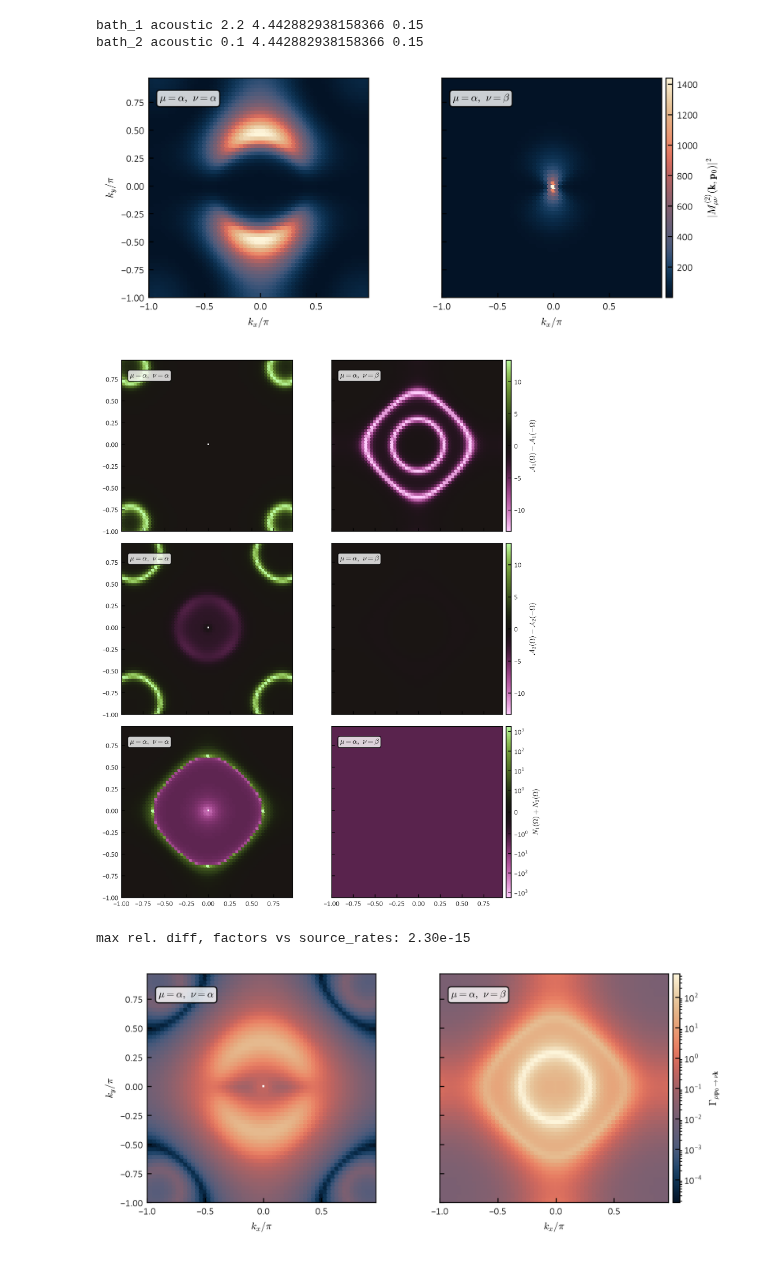
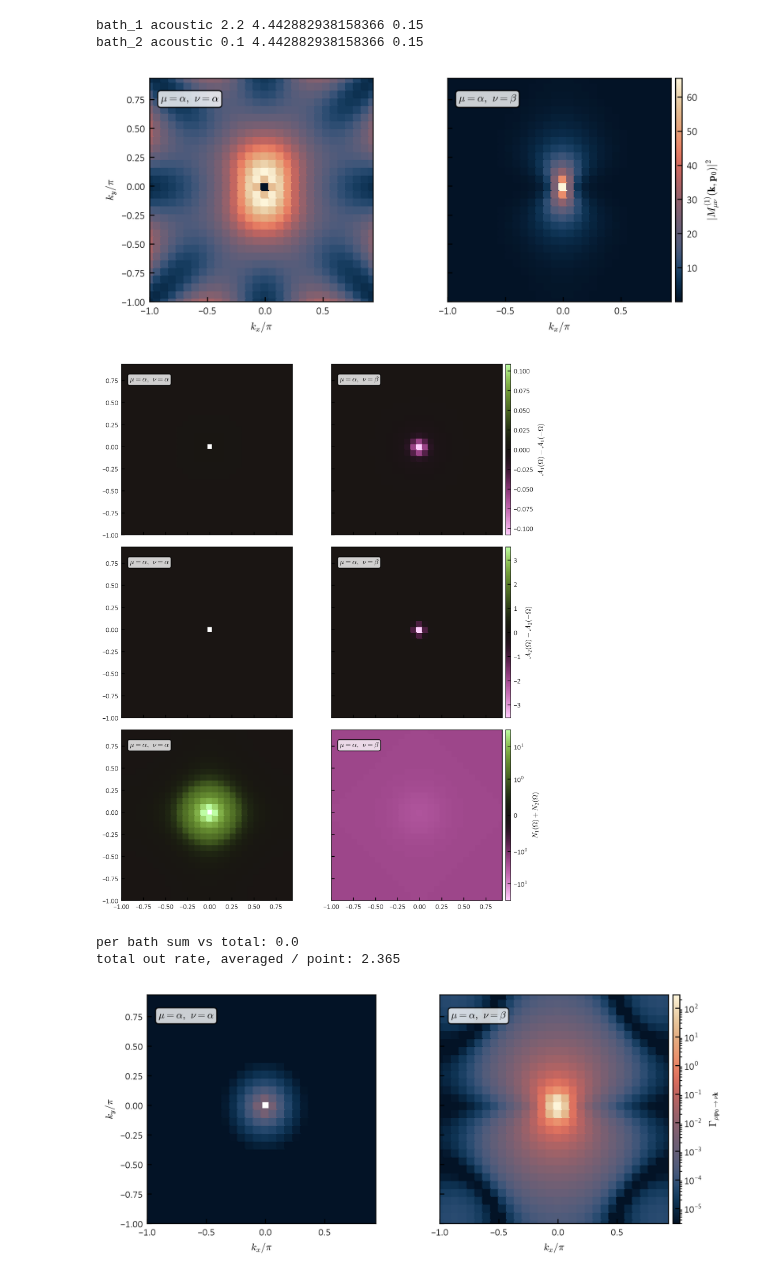
Before and after one commit to korl-z/IJS-F1, a Jupyter notebook: Koda/EI_baths/30_9_2026_skripta.ipynb, the cells around one changed output. Cells and saved outputs as stored; diff of their text form; code cells hidden in the pictures.

```diff
--- a/Koda/EI_baths/30_9_2026_skripta.ipynb
+++ b/Koda/EI_baths/30_9_2026_skripta.ipynb
@@ -84,7 +87,7 @@ t2a = tn * tc
 nt = tg["nt"]
 
 st = ej.mf_state(bd_ref, p, s0.d, s0.m)
-t1n, t2n = 1.2, 0.2
+t1n, t2n = 2.5, 0.2
 t1, t2 = t1n * tc, t2n * tc
 # %%
 
@@ -93,7 +96,7 @@ fn = getattr(pb, bc["rate"])
 bp = dict(bc["pars"])
 
 
-ov = ({"cs": 1.0, "w0": 2.2}, {"cs": 1.0, "w0": 0.1})     # bath 1 (T1), bath 2 (T2)
+ov = ({"cs": 10.0, "w0": 2.2}, {"cs": 10., "w0": 0.1})     # bath 1 (T1), bath 2 (T2)
 
 bs = tuple(
     fn(t, bd.k, name=f"bath_{i + 1}", **{**bp, **o})
@@ -110,10 +113,10 @@ se = eu.solve_eq(
 )
 
 sk = {
-    "mix": (0.1, 0.1, 0.05),
+    "mix": (0.5, 0.5, 0.05),
     "tol": 1.0e-4,
-    "nmax": 20000,
-    "chk": 50,
+    "nmax": 2000,
+    "chk": 10,
     "prog": True,
 }
 
@@ -124,10 +127,16 @@ so = ej.solve_fixed(
     **sk,
 )
 
+sol = solve_anderson(
+    bd, p, se.n.copy(), bs,
+    d=float(se.d), m=float(se.m),
+    mem=4, block=128, **sk,
+)
+
 st = ej.mf_state(
     bd, p,
-    d=float(so.d),
-    m=float(so.m),
+    d=float(sol.d),
+    m=float(sol.m),
 )
 
 # so = ej.solve_newton(
@@ -159,7 +174,7 @@ gm = np.sqrt((np.abs(gq) ** 2).sum(axis=2))
 bath_1 acoustic 2.2 4.442882938158366 0.15
 bath_2 acoustic 0.1 4.442882938158366 0.15
 # %%
-ib = 1     # bath shown; for disp=constant the baths differ only by w0
+ib = 0     # bath shown; for disp=constant the baths differ only by w0
 zb = np.abs(gm[ib, :, :, mu]) ** 2    # |G_{mu nu}(k, p0)|^2, shape (N, 2)
 zp = zb[zb > 0.0]
 norm = LogNorm(vmin=zp.min(), vmax=zp.max())
@@ -183,7 +198,7 @@ with pt.figure(shape=(1, 2), h=0.85, w=2.0, sharex=True, sharey=True) as fg:
                 ax=fg.ax[-1], external=True)
     # plt.savefig(FIG_PATH + "absM2_d=2.pdf", bbox_inches="tight")
 # %% [output]
-[figure, old version]
+[figure, new version]
 # %%
 pk = pb.pack(bs)
 e = np.asarray(st.e)
@@ -208,6 +223,20 @@ def lnorm(z, dr=1.0e-8):
     zp = z[np.isfinite(z) & (z > 0.0)]
     return LogNorm(vmin=max(zp.min(), dr * zp.max()), vmax=zp.max())
 
+
+def lavg(qk, w, c, nsub=16):
+    """Tent average of A(w) - A(-w) over the cell pair around every grid transfer."""
+    dkx, dky = 2.0 * np.pi / np.asarray(bd.shape)
+    t = 2.0 * ((np.arange(nsub) + 0.5) / nsub - 0.5)    # nodes in [-1, 1]
+    wt = (1.0 - np.abs(t)) / np.sum(1.0 - np.abs(t))   # tent weights
+    out = np.zeros_like(w)
+    for tx, ax in zip(t, wt):
+        for ty, ay in zip(t, wt):
+            qx = np.mod(qk[:, 0] + tx * dkx + np.pi, 2.0 * np.pi) - np.pi
+            qy = np.mod(qk[:, 1] + ty * dky + np.pi, 2.0 * np.pi) - np.pi
+            o = np.asarray(pb.omega_q(np.hypot(qx, qy), c))
+            out += ax * ay * np.asarray(pb._spec_e(jnp.asarray(w), jnp.asarray(o)[None, :], c.gam))
+    return out
 
 def bz_pair(fg, ax, z, norm, lab, cmap=cmaps.lipari):
     """Draw the nu = alpha, beta panels of a (2, N) field over the BZ."""
@@ -223,16 +252,21 @@ def bz_pair(fg, ax, z, norm, lab, cmap=cmaps.lipari):
     fg.colorbar(im, lab, ax=ax[-1], external=True)
 
 
+
+ns_ = 16
+la = np.sign(de) * np.stack([lavg(qk, w, c, ns_) for c in bs])   # pure averaged line
+la[:, mu, ip] = np.nan
+
 nr = len(bs) + 1
 with pt.figure(shape=(nr, 2), h=0.85 * nr, w=2.0, sharex=True, sharey=True) as fg:
     for i in range(len(bs)):
-        vm = np.nanmax(np.abs(lz[i]))
-        bz_pair(fg, fg.ax[i], lz[i], Normalize(-vm, vm),
+        vm = np.nanmax(np.abs(la[i]))
+        bz_pair(fg, fg.ax[i], la[i], Normalize(-vm, vm),
                 rf"$\mathcal{{A}}_{i + 1}(\Omega)-\mathcal{{A}}_{i + 1}(-\Omega)$",
                 cmap=cmaps.vanimo)
     vm = np.nanmax(np.abs(fb))
     bz_pair(fg, fg.ax[-1], fb, SymLogNorm(1.0, vmin=-vm, vmax=vm),
             r"$N_1(\Omega)+N_2(\Omega)$", cmap=cmaps.vanimo)
-    plt.savefig(FIG_PATH + "bath_components_mixed.pdf", bbox_inches="tight")
+    # plt.savefig(FIG_PATH + "bath_components_mixed.pdf", bbox_inches="tight")
 # %% [output]
-[figure, old version]
+[figure, new version]
@@ -239,30 +319,30 @@ with pt.figure(shape=(nr, 2), h=0.85 * nr, w=2.0, sharex=True, sharey=True) as f
 # %%
-gr = np.asarray(pb.source_rates(st, bs, mu, ip))
-g2 = np.abs(gm[:, :, :, mu]).transpose(0, 2, 1) ** 2   # (bath, nu, N)
+ns_ = 16
+bsa = tuple(replace(c, nsub=ns_) for c in bs)      # cell averaged baths
+bs0 = tuple(replace(c, nsub=0) for c in bs)        # point baths, for comparison
 
-gb = []
-for i, c in enumerate(bs):
-    ab, em = pb._therm(*ls[i], jnp.asarray(w), c.t)
-    gb.append(g2[i] * np.where(de < 0.0, em, ab))
-gb = np.stack(gb)                       # Gamma per bath, (bath, 2, N)
+gr = np.asarray(pb.source_rates(st, bsa, mu, ip))                             # total Gamma
+gb = np.stack([np.asarray(pb.source_rates(st, (c,), mu, ip)) for c in bsa])   # per bath
+g0 = np.asarray(pb.source_rates(st, bs0, mu, ip))                             # old point Gamma
+g2 = np.abs(gm[:, :, :, mu]).transpose(0, 2, 1) ** 2   # point vertex, (bath, nu, N)
 gb[:, mu, ip] = 0.0
-gc = gb.sum(axis=0)
 
-er = np.max(np.abs(gc - gr)) / np.max(np.abs(gr))
-print(f"max rel. diff, factors vs source_rates: {er:.2e}")
+print("per bath sum vs total:", np.max(np.abs(gb.sum(axis=0) - gr)) / np.max(gr))
+print("total out rate, averaged / point: %.3f" % (gr.sum() / g0.sum()))
 
 gp = gr.copy()
 gp[mu, ip] = np.nan
 with pt.figure(shape=(1, 2), h=0.85, w=2.0, sharex=True, sharey=True) as fg:
     bz_pair(fg, fg.ax, gp, lnorm(gp),
             r"$\Gamma_{\mu\mathbf{p}_0\to\nu\mathbf{k}}$")
     for a in fg.ax:
         a.set_xlabel(r"$k_x/\pi$")
     fg.ax[0].set_ylabel(r"$k_y/\pi$")
-    plt.savefig(FIG_PATH + "Gamma_d=2_mixed.pdf", bbox_inches="tight")
+    # plt.savefig(FIG_PATH + "Gamma_d=2_mixed.pdf", bbox_inches="tight")
 # %% [output]
-max rel. diff, factors vs source_rates: 2.30e-15
+per bath sum vs total: 0.0
+total out rate, averaged / point: 2.365
-[figure, old version]
+[figure, new version]
 # %%
 ij, x, xt = k_path(bd)
 sh = bd.shape
```
Also changed, not shown: parts of 24 cells of this notebook, 16 other files.
